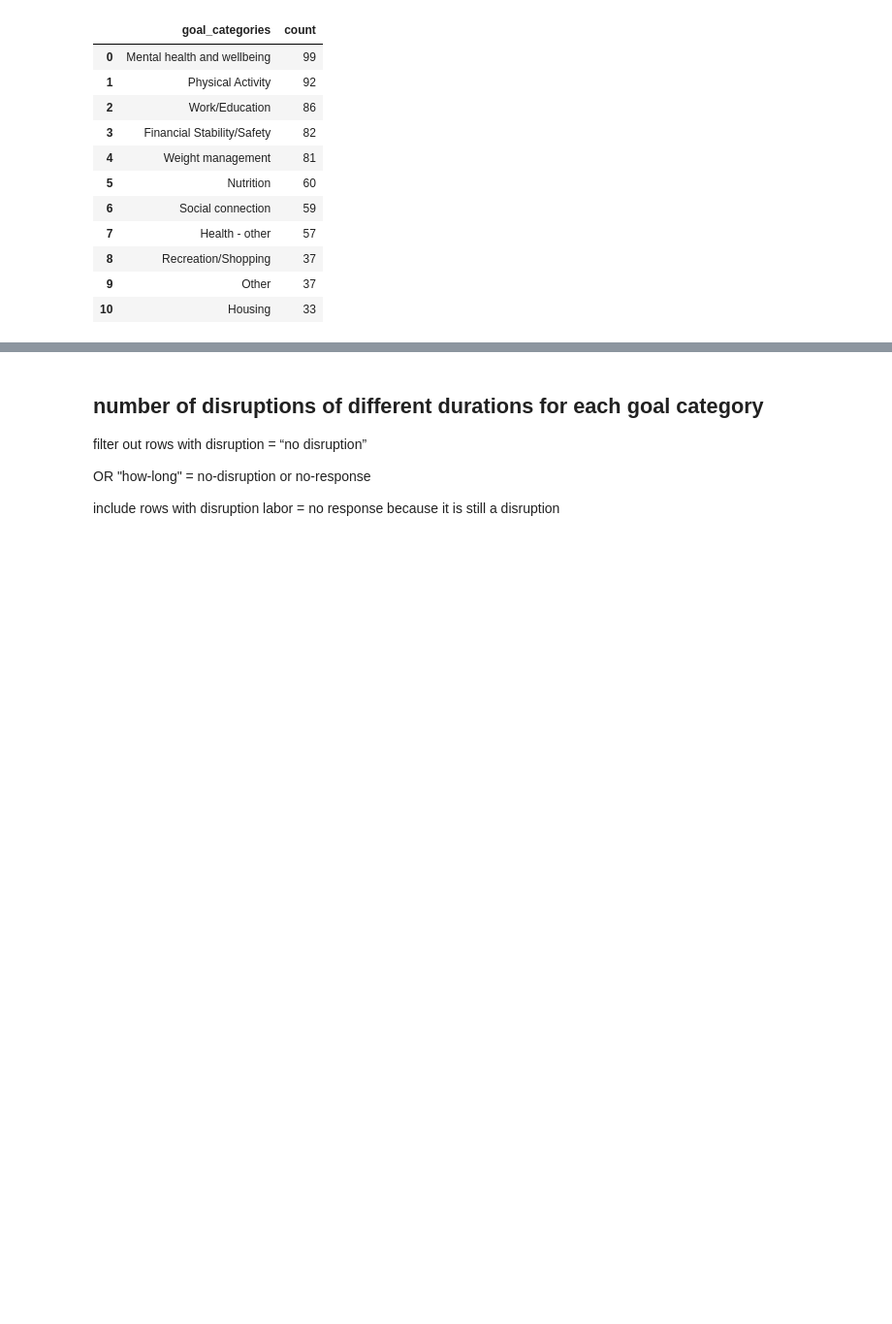
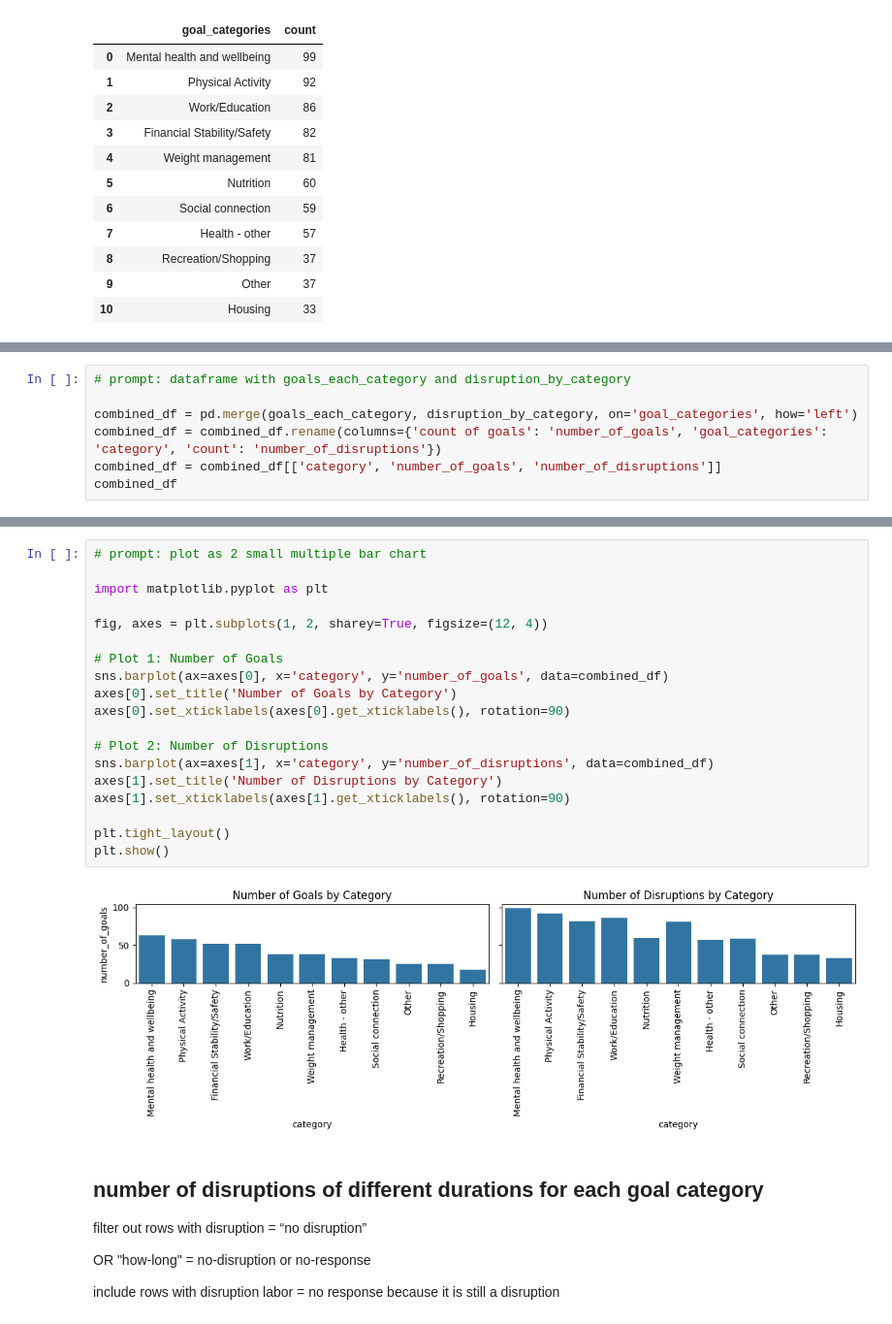
Before and after one commit to meeshu/disruptions, a Jupyter notebook: Small_multiples_disruptionsbygoalcategories.ipynb, the cells around one changed output, grey strips where cells are left out. Shown at 97% size. Cells and saved outputs as stored; diff of their text form; blank space fills up the shorter version.

```diff
--- a/Small_multiples_disruptionsbygoalcategories.ipynb
+++ b/Small_multiples_disruptionsbygoalcategories.ipynb
@@ -302,0 +311,7 @@ See the caveats in the documentation: https://pandas.pydata.org/pandas-docs/stab
+# %%
+# prompt: dataframe with goals_each_category and disruption_by_category
+
+combined_df = pd.merge(goals_each_category, disruption_by_category, on='goal_categories', how='left')
+combined_df = combined_df.rename(columns={'count of goals': 'number_of_goals', 'goal_categories': 'category', 'count': 'number_of_disruptions'})
+combined_df = combined_df[['category', 'number_of_goals', 'number_of_disruptions']]
+combined_df
@@ -303,3 +331,24 @@ See the caveats in the documentation: https://pandas.pydata.org/pandas-docs/stab
+# %%
+# prompt: plot as 2 small multiple bar chart
+
+import matplotlib.pyplot as plt
+
+fig, axes = plt.subplots(1, 2, sharey=True, figsize=(12, 4))
+
+# Plot 1: Number of Goals
+sns.barplot(ax=axes[0], x='category', y='number_of_goals', data=combined_df)
+axes[0].set_title('Number of Goals by Category')
+axes[0].set_xticklabels(axes[0].get_xticklabels(), rotation=90)
+
+# Plot 2: Number of Disruptions
+sns.barplot(ax=axes[1], x='category', y='number_of_disruptions', data=combined_df)
+axes[1].set_title('Number of Disruptions by Category')
+axes[1].set_xticklabels(axes[1].get_xticklabels(), rotation=90)
+
+plt.tight_layout()
+plt.show()
+# %% [output]
+[figure, added]
 # %% [markdown]
 ## number of disruptions of different durations for each goal category
 
```
Also changed, not shown: parts of 35 cells of this notebook.
